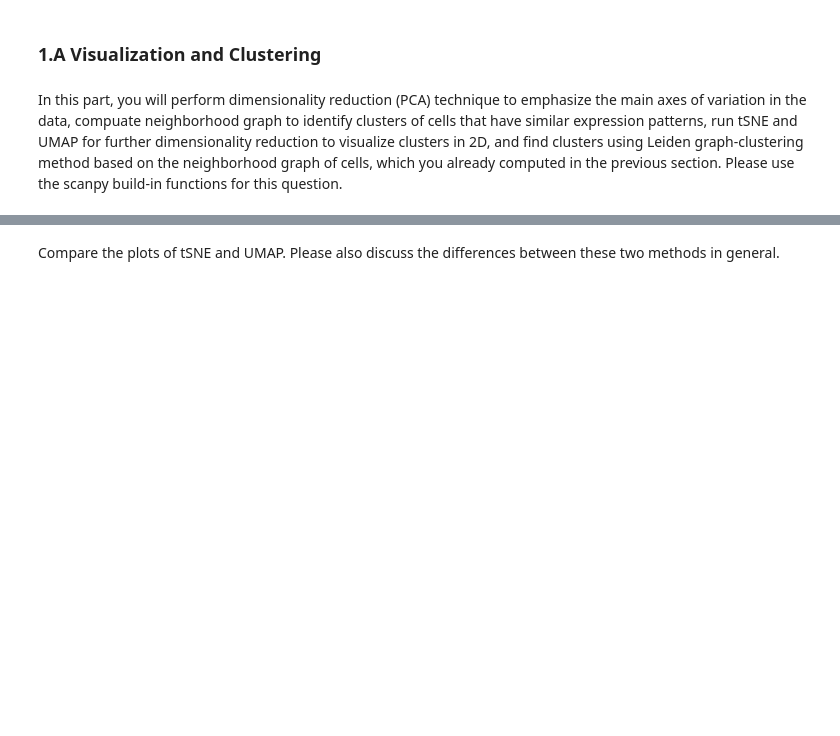
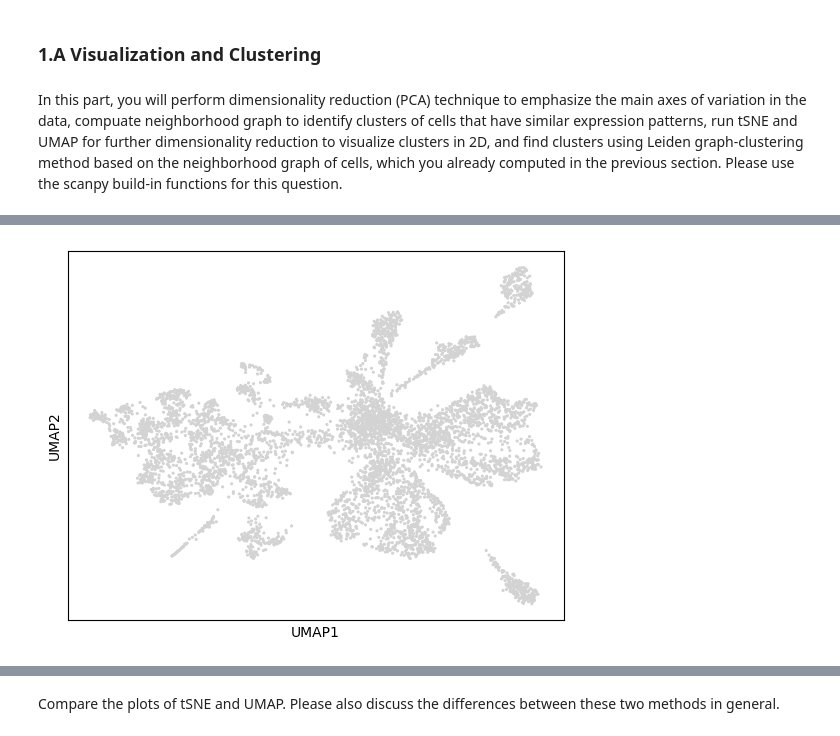
Before and after one commit to natnj/NJ-projects-pub, a Jupyter notebook: MLCB_Homework_4_NJ.ipynb, the cells around one changed output, grey strips where cells are left out. Saved outputs shown, nothing was run; the diff lists cells and outputs as text; code cells hidden in the pictures; blank space fills up the shorter version.

```diff
--- a/MLCB_Homework_4_NJ.ipynb
+++ b/MLCB_Homework_4_NJ.ipynb
@@ -79,4 +111,9 @@ In this part, you will perform dimensionality reduction (PCA) technique to empha
 # %%
 ## Run clustering and plot
+sc.tl.umap(adata)
+sc.pl.umap(adata)
+plt.show()
+# %% [output]
+[figure, added]
 # %%
 ## Run tSNE and plot, colored by cluster id which you get in the clustering step, colored by "major.celltype" in the metadata
```
Also changed, not shown: parts of 13 cells of this notebook.
